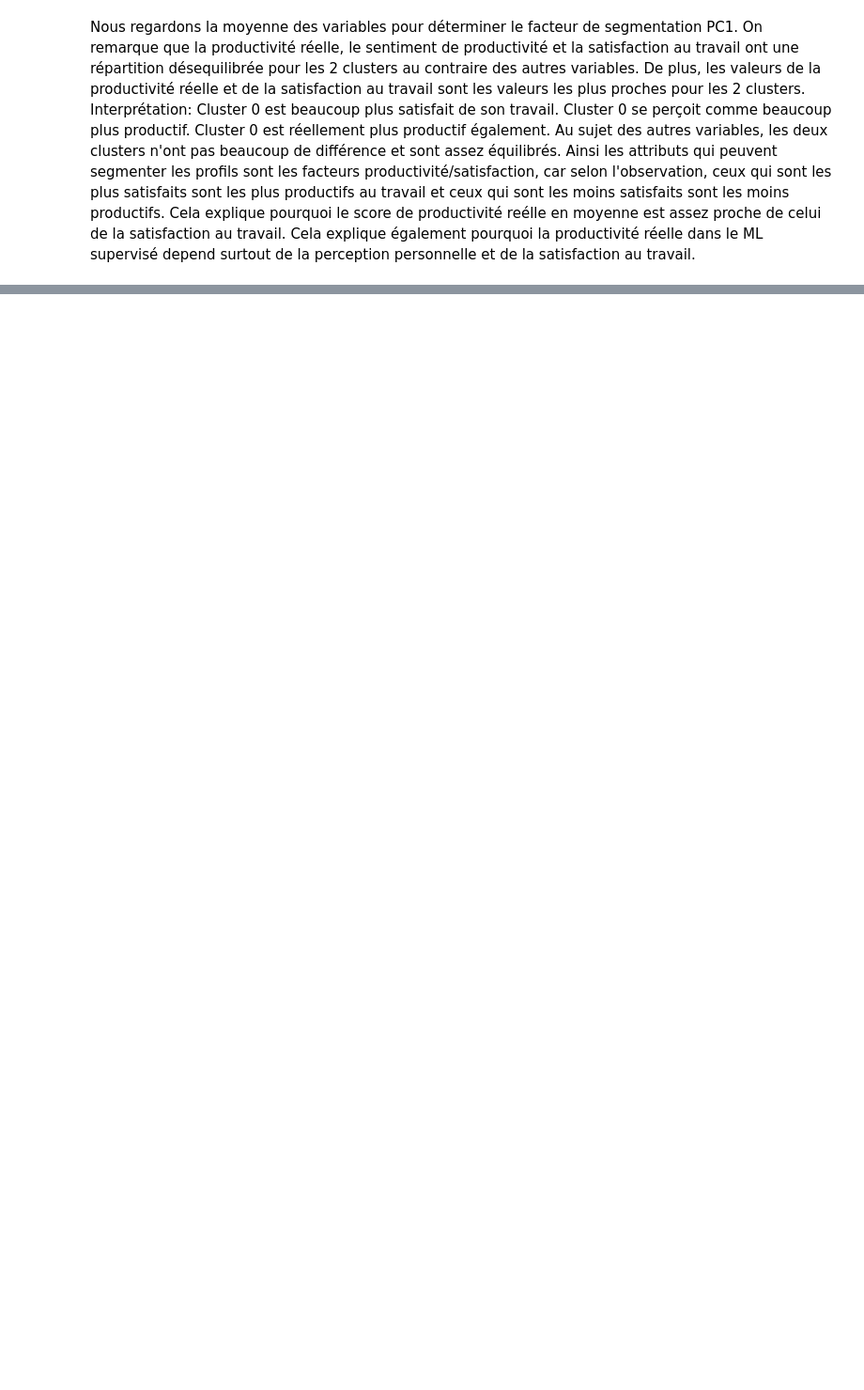
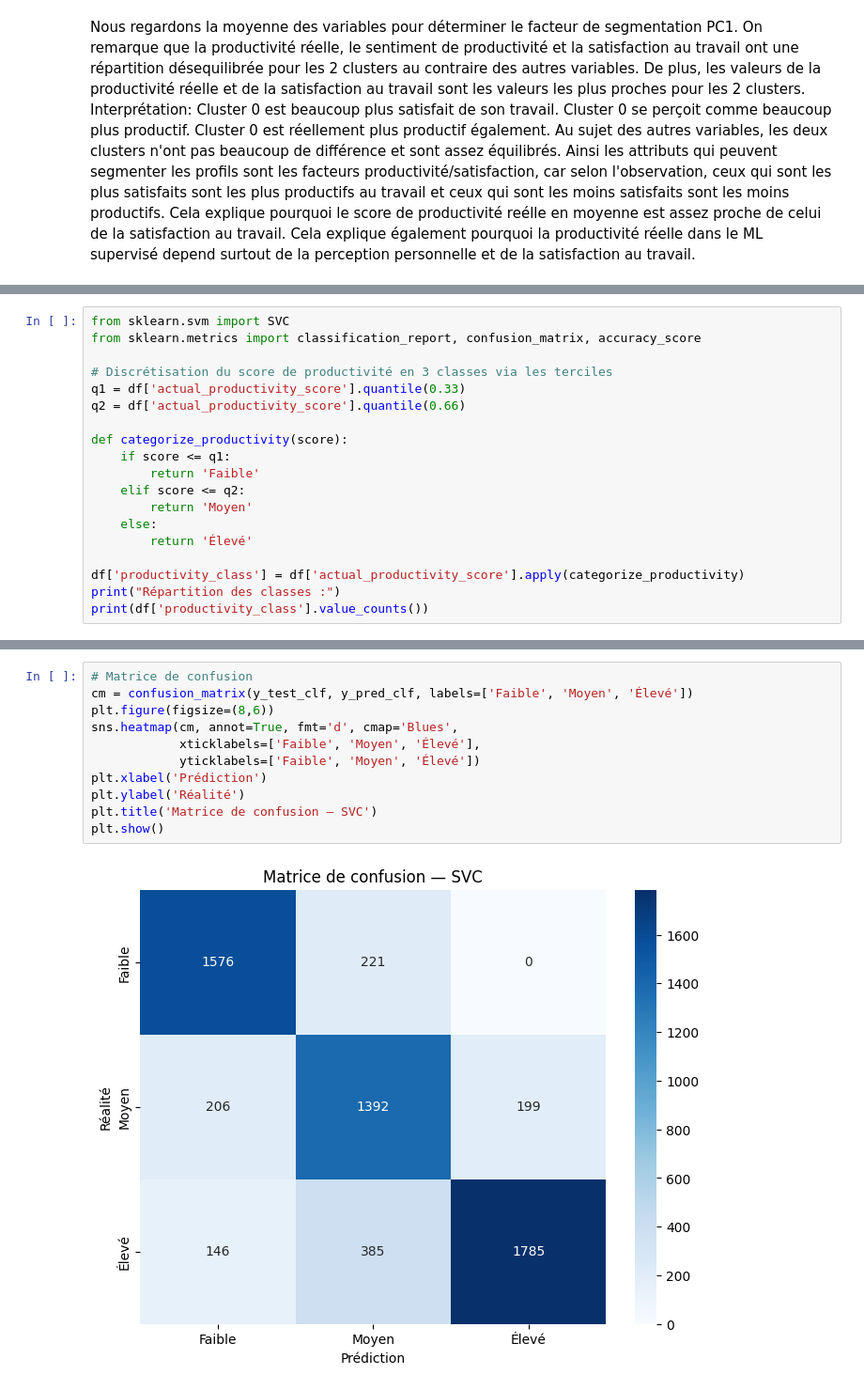
Before and after one commit to MaharoRan/machine-learning, a Jupyter notebook: projet.ipynb, the cells around one changed output, grey strips where cells are left out. Shown at 94% size. Drawn from its saved outputs; the diff is of its cells as text; blank space fills up the shorter version.

```diff
--- a/projet.ipynb
+++ b/projet.ipynb
@@ -690,0 +735,19 @@ Cluster 0 est beaucoup plus satisfait de son travail. Cluster 0 se perçoit comm
+# %%
+from sklearn.svm import SVC
+from sklearn.metrics import classification_report, confusion_matrix, accuracy_score
+
+# Discrétisation du score de productivité en 3 classes via les terciles
+q1 = df['actual_productivity_score'].quantile(0.33)
+q2 = df['actual_productivity_score'].quantile(0.66)
+
+def categorize_productivity(score):
+    if score <= q1:
+        return 'Faible'
+    elif score <= q2:
+        return 'Moyen'
+    else:
+        return 'Élevé'
+
+df['productivity_class'] = df['actual_productivity_score'].apply(categorize_productivity)
+print("Répartition des classes :")
+print(df['productivity_class'].value_counts())
@@ -690,0 +812,13 @@ Cluster 0 est beaucoup plus satisfait de son travail. Cluster 0 se perçoit comm
+# %%
+# Matrice de confusion
+cm = confusion_matrix(y_test_clf, y_pred_clf, labels=['Faible', 'Moyen', 'Élevé'])
+plt.figure(figsize=(8,6))
+sns.heatmap(cm, annot=True, fmt='d', cmap='Blues',
+            xticklabels=['Faible', 'Moyen', 'Élevé'],
+            yticklabels=['Faible', 'Moyen', 'Élevé'])
+plt.xlabel('Prédiction')
+plt.ylabel('Réalité')
+plt.title('Matrice de confusion — SVC')
+plt.show()
+# %% [output]
+[figure, added]
```
Also changed, not shown: parts of 16 cells of this notebook, 2 other files.
